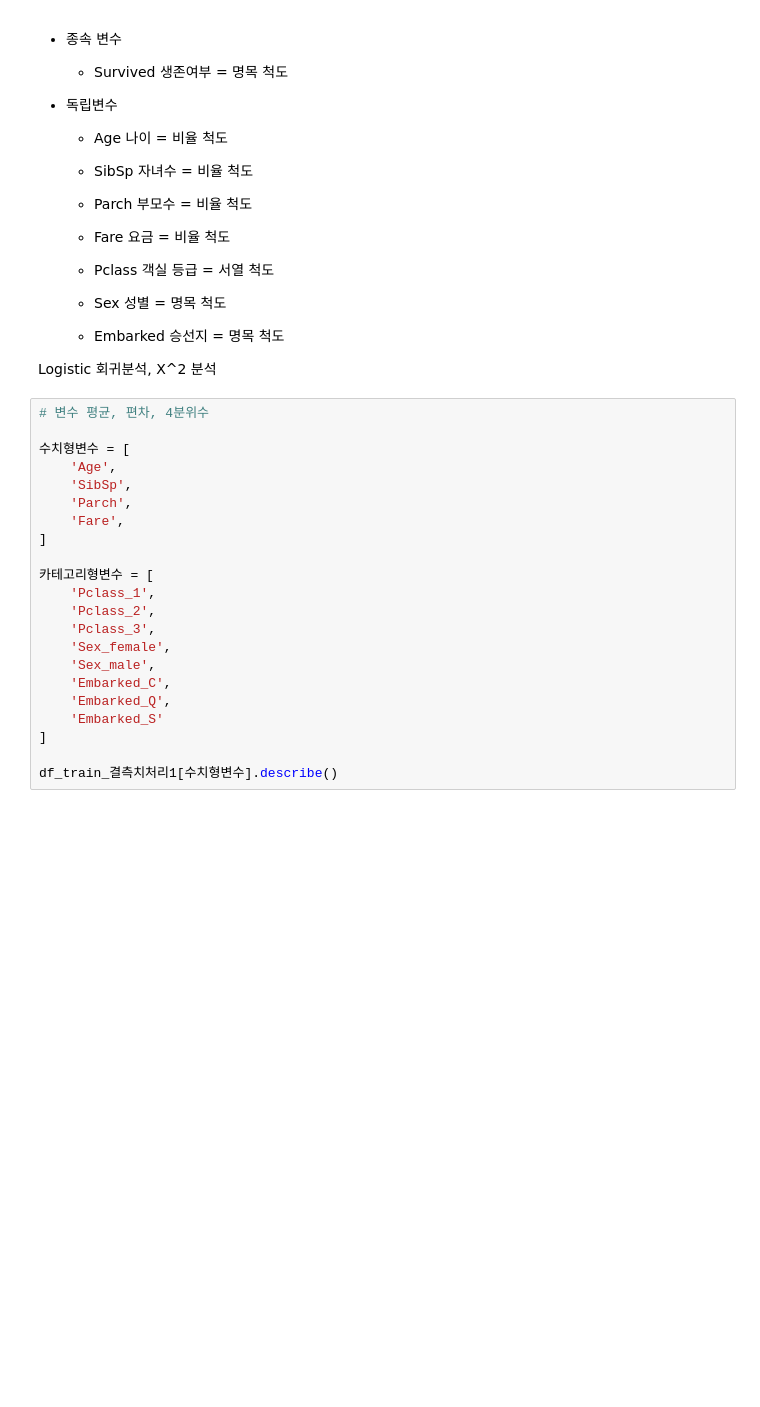
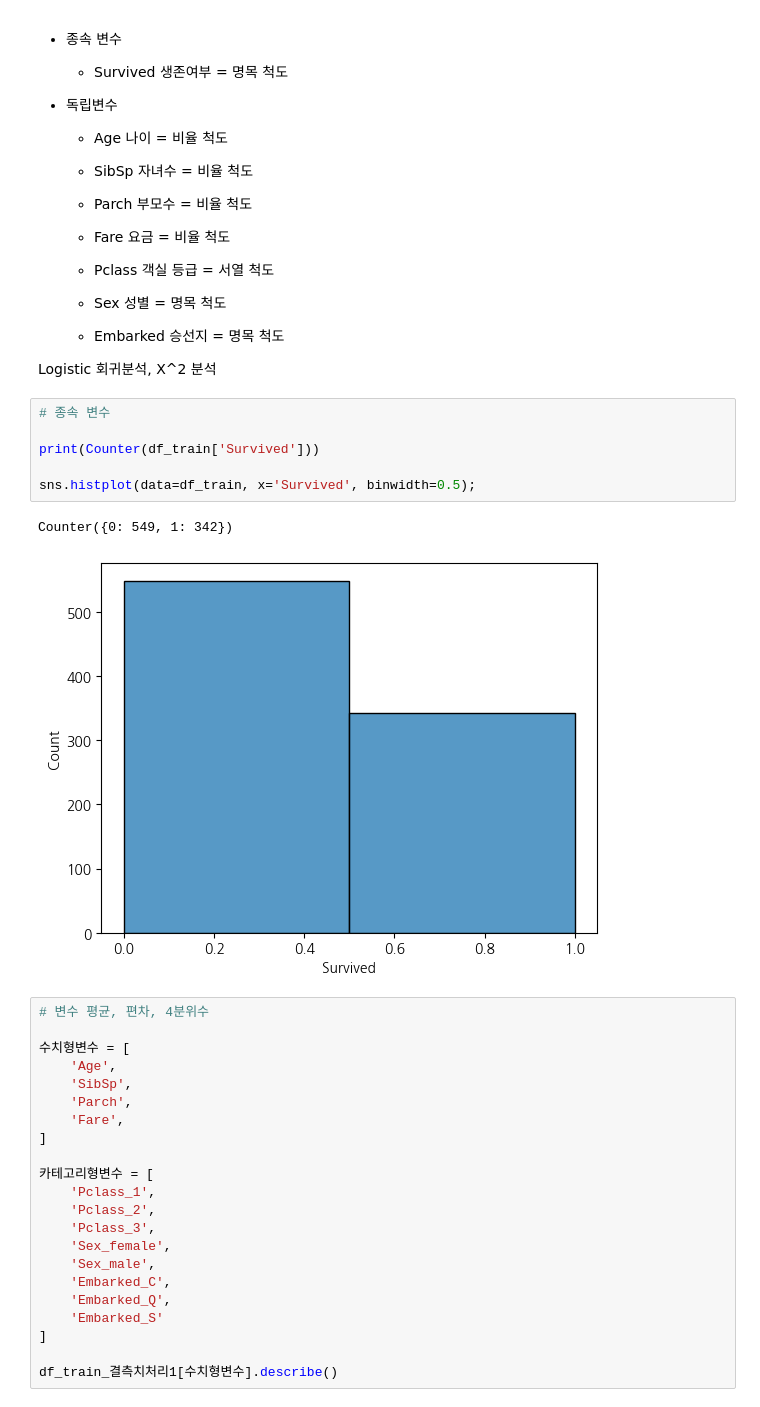
Before and after one commit to Song-Juntae/kaggle, a Jupyter notebook: getting_started/titanic/titanic.ipynb, the cells around one changed output. Drawn from its saved outputs; the diff is of its cells as text; blank space fills up the shorter version.

```diff
--- a/getting_started/titanic/titanic.ipynb
+++ b/getting_started/titanic/titanic.ipynb
@@ -314,6 +314,15 @@ sns.barplot(
     * Embarked 승선지 = 명목 척도
 
 Logistic 회귀분석, X^2 분석
+# %%
+# 종속 변수
+
+print(Counter(df_train['Survived']))
+
+sns.histplot(data=df_train, x='Survived', binwidth=0.5);
+# %% [output]
+Counter({0: 549, 1: 342})
+[figure, added]
 # %%
 # 변수 평균, 편차, 4분위수
 
```
Also changed, not shown: parts of 3 cells of this notebook.
